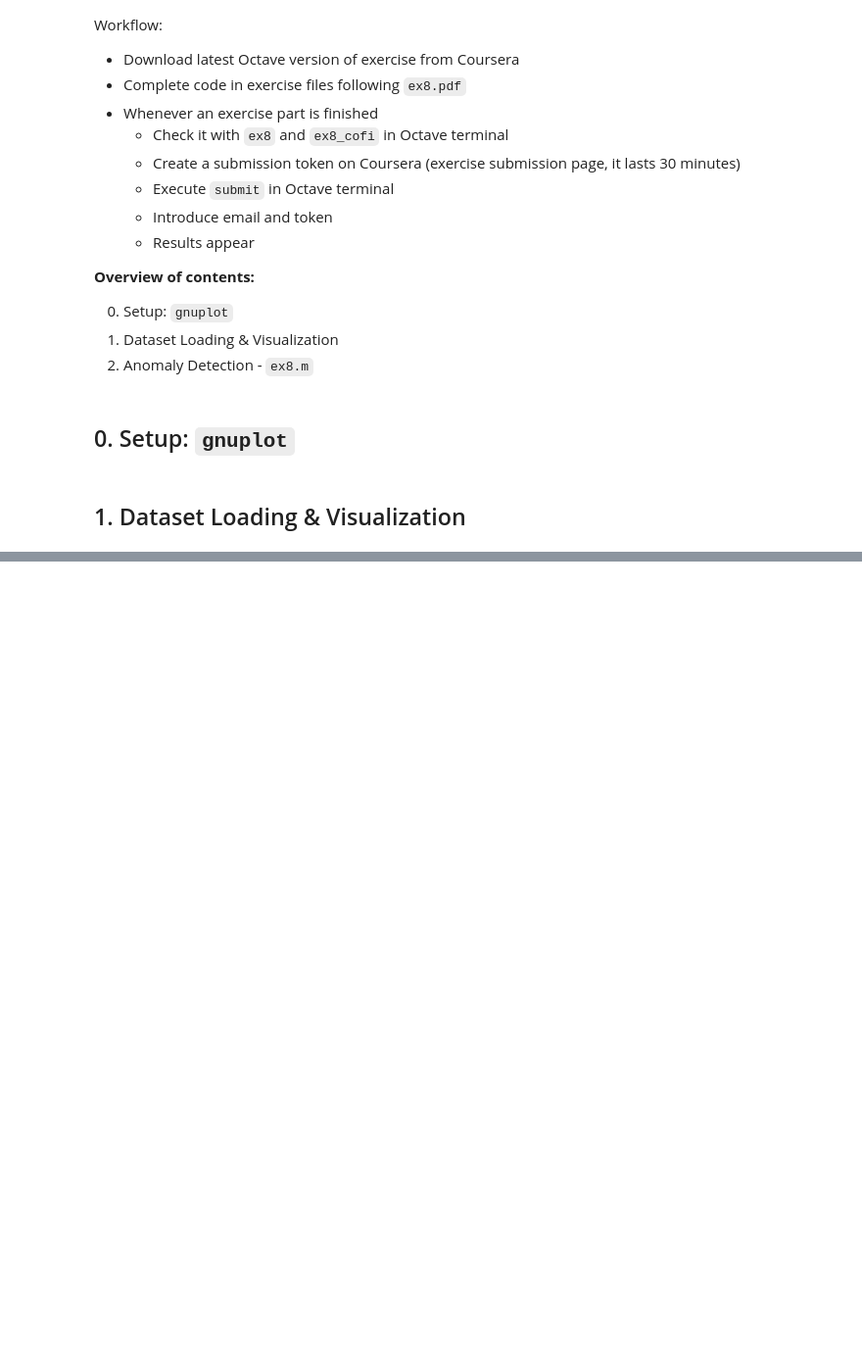
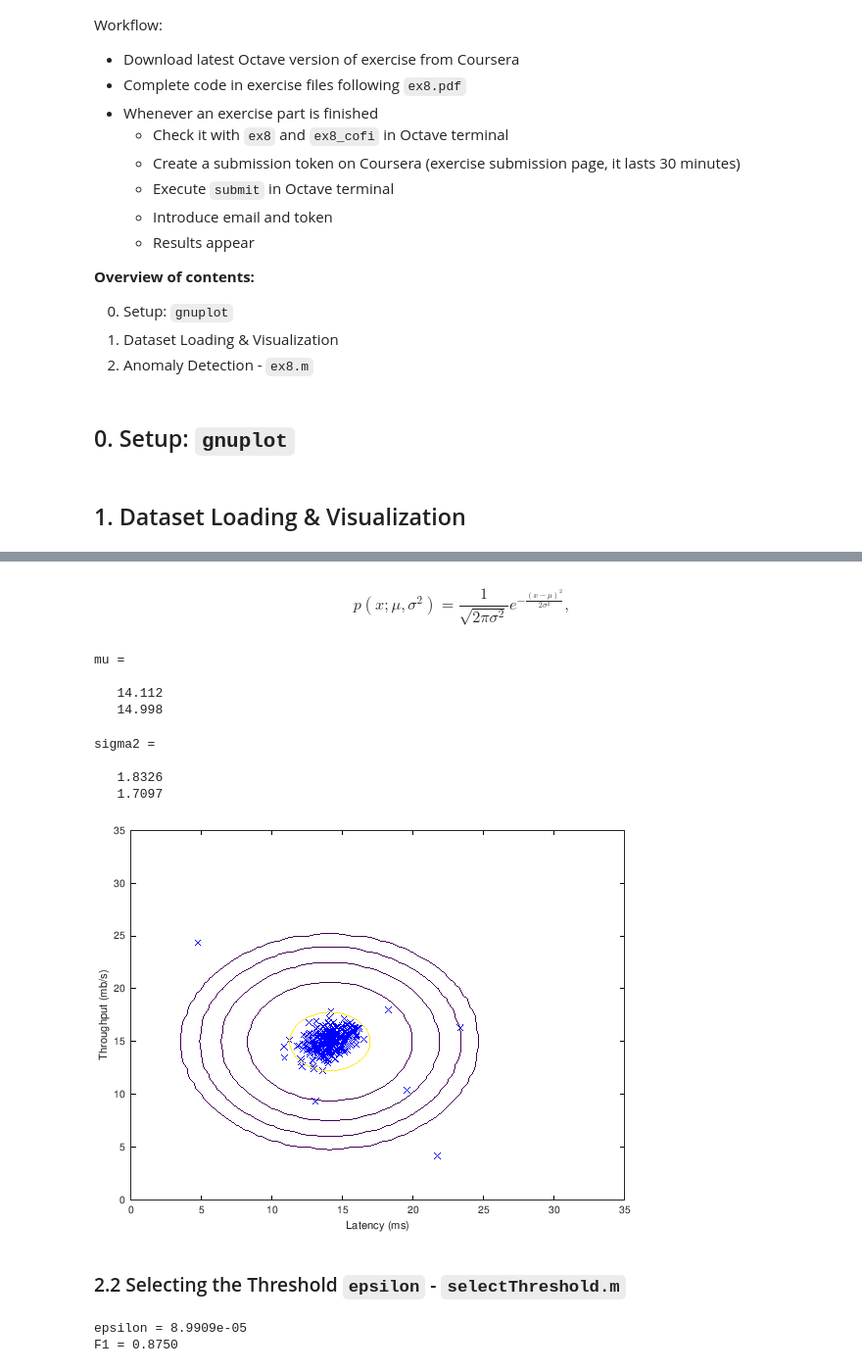
Before and after one commit to mxagar/machine_learning_coursera, a Jupyter notebook: exercises/ex1-ex8-octave/ex8/ML_Coursera_Ex_8_AnomalyDetection_RecommenderSystems.ipynb, the cells around one changed output, grey strips where cells are left out. Shown at 98% size. Saved outputs shown, nothing was run; the diff lists cells and outputs as text; code cells hidden in the pictures; blank space fills up the shorter version.

```diff
--- a/exercises/ex1-ex8-octave/ex8/ML_Coursera_Ex_8_AnomalyDetection_RecommenderSystems.ipynb
+++ b/exercises/ex1-ex8-octave/ex8/ML_Coursera_Ex_8_AnomalyDetection_RecommenderSystems.ipynb
@@ -55,0 +96,2 @@ graphics_toolkit ("gnuplot");
+# %% [markdown]
+$$ p\left( x; \mu, \sigma^2 \right) = \frac{1}{\sqrt{2\pi\sigma^2}} e^{-\frac{\left(x-\mu\right)^2}{2\sigma^2}},$$
@@ -55,0 +118,23 @@ graphics_toolkit ("gnuplot");
+# %%
+mu
+# %% [output]
+mu =
+
+   14.112
+   14.998
+# %%
+sigma2
+# %% [output]
+sigma2 =
+
+   1.8326
+   1.7097
+# %%
+%  Visualize the fit
+visualizeFit(X,  mu, sigma2);
+xlabel('Latency (ms)');
+ylabel('Throughput (mb/s)');
+# %% [output]
+[figure, added]
+# %% [markdown]
+### 2.2 Selecting the Threshold `epsilon` - `selectThreshold.m`
@@ -55,0 +178,5 @@ graphics_toolkit ("gnuplot");
+# %%
+[epsilon F1] = selectThreshold_(yval, pval)
+# %% [output]
+epsilon = 8.9909e-05
+F1 = 0.8750
```
Also changed, not shown: parts of 12 cells of this notebook, 2 other files.
